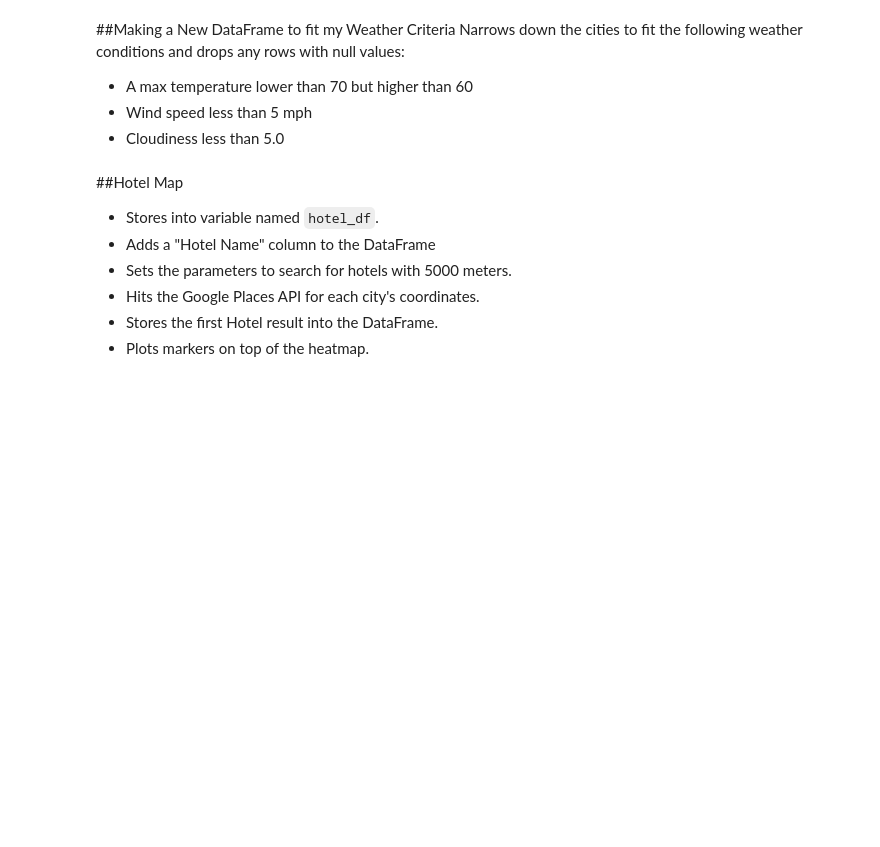
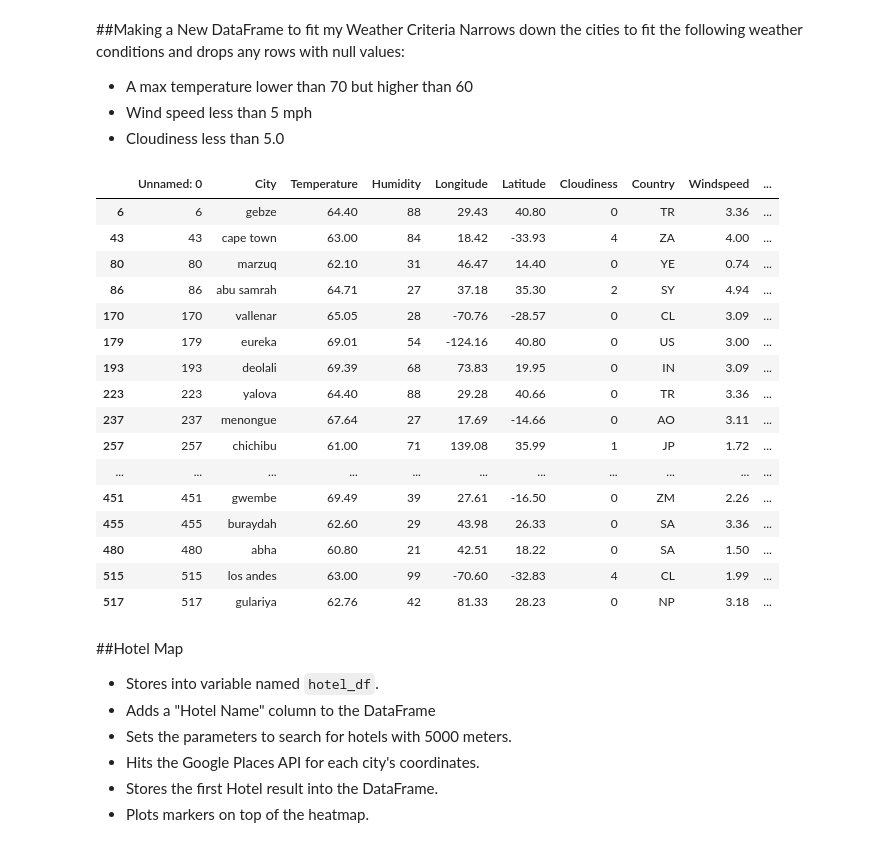
Before and after one commit to doublealogic/api-challenge-python, a Jupyter notebook: VacationPy/VacationPy.ipynb, the cells around one changed output. Drawn from its saved outputs; the diff is of its cells as text; code cells hidden in the pictures; blank space fills up the shorter version.

Commit message:
Updated VacationPy with heatmap figures and Ideal Vacation Cities

```diff
--- a/VacationPy/VacationPy.ipynb
+++ b/VacationPy/VacationPy.ipynb
@@ -64,6 +64,30 @@ Narrows down the cities to fit the following weather conditions and drops any ro
 * A max temperature lower than 70 but higher than 60
 * Wind speed less than 5 mph
 * Cloudiness less than 5.0
+# %%
+ideal_vacay_cities = vacation_py_df.loc[(vacation_py_df["Temperature"]>=60)\
+                             &(vacation_py_df["Temperature"]<=70)\
+                             &(vacation_py_df["Windspeed"]<=5)\
+                             &(vacation_py_df["Cloudiness"]<=5)].dropna()
+ideal_vacay_cities
+# %% [output]
+|  | Unnamed: 0 | City | Temperature | Humidity | Longitude | Latitude | Cloudiness | Country | Windspeed | ... |
+| 6 | 6 | gebze | 64.40 | 88 | 29.43 | 40.80 | 0 | TR | 3.36 | ... |
+| 43 | 43 | cape town | 63.00 | 84 | 18.42 | -33.93 | 4 | ZA | 4.00 | ... |
+| 80 | 80 | marzuq | 62.10 | 31 | 46.47 | 14.40 | 0 | YE | 0.74 | ... |
+| 86 | 86 | abu samrah | 64.71 | 27 | 37.18 | 35.30 | 2 | SY | 4.94 | ... |
+| 170 | 170 | vallenar | 65.05 | 28 | -70.76 | -28.57 | 0 | CL | 3.09 | ... |
+| 179 | 179 | eureka | 69.01 | 54 | -124.16 | 40.80 | 0 | US | 3.00 | ... |
+| 193 | 193 | deolali | 69.39 | 68 | 73.83 | 19.95 | 0 | IN | 3.09 | ... |
+| 223 | 223 | yalova | 64.40 | 88 | 29.28 | 40.66 | 0 | TR | 3.36 | ... |
+| 237 | 237 | menongue | 67.64 | 27 | 17.69 | -14.66 | 0 | AO | 3.11 | ... |
+| 257 | 257 | chichibu | 61.00 | 71 | 139.08 | 35.99 | 1 | JP | 1.72 | ... |
+| ... | ... | ... | ... | ... | ... | ... | ... | ... | ... | ... |
+| 451 | 451 | gwembe | 69.49 | 39 | 27.61 | -16.50 | 0 | ZM | 2.26 | ... |
+| 455 | 455 | buraydah | 62.60 | 29 | 43.98 | 26.33 | 0 | SA | 3.36 | ... |
+| 480 | 480 | abha | 60.80 | 21 | 42.51 | 18.22 | 0 | SA | 1.50 | ... |
+| 515 | 515 | los andes | 63.00 | 99 | -70.60 | -32.83 | 4 | CL | 1.99 | ... |
+| 517 | 517 | gulariya | 62.76 | 42 | 81.33 | 28.23 | 0 | NP | 3.18 | ... |
 # %% [markdown]
 ##Hotel Map
 * Stores into variable named `hotel_df`.
```
Also changed, not shown: parts of 5 cells of this notebook, 1 other file.
